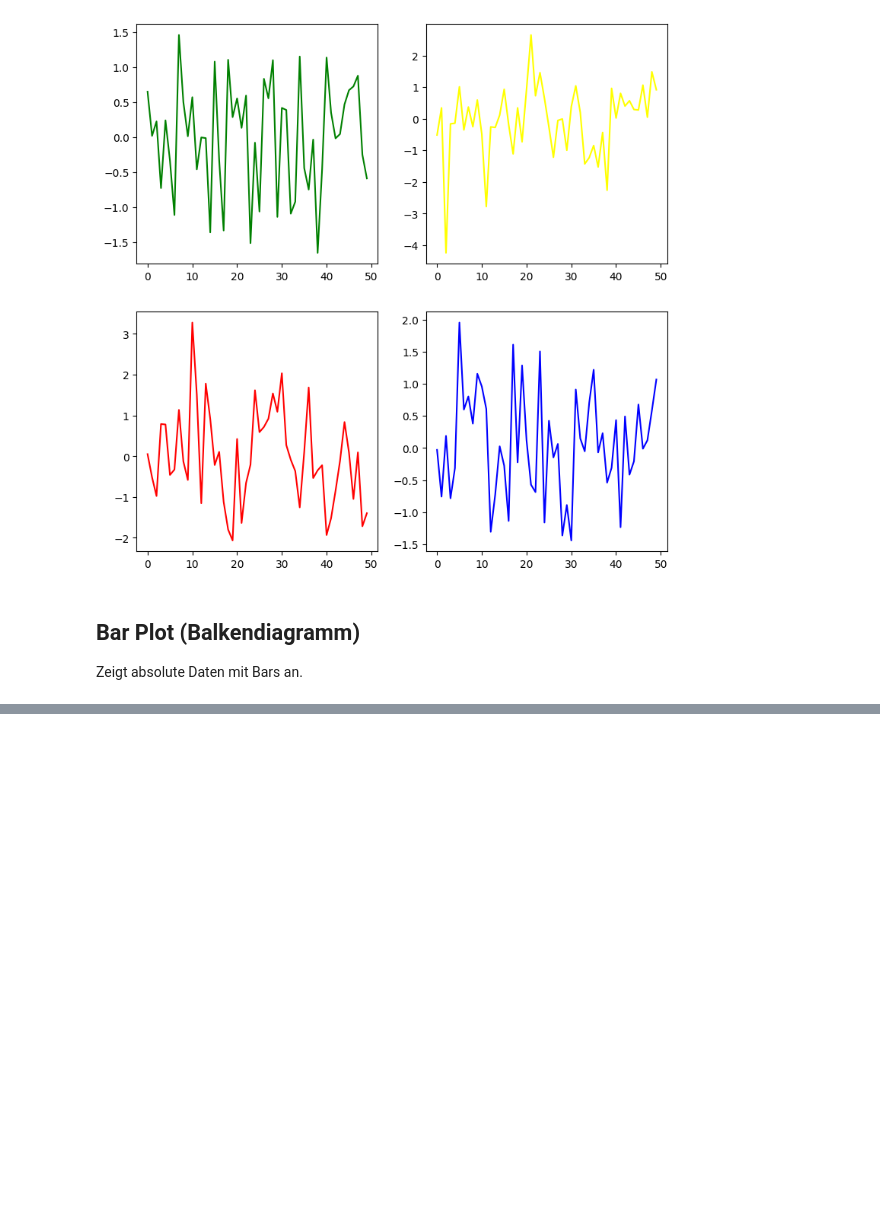
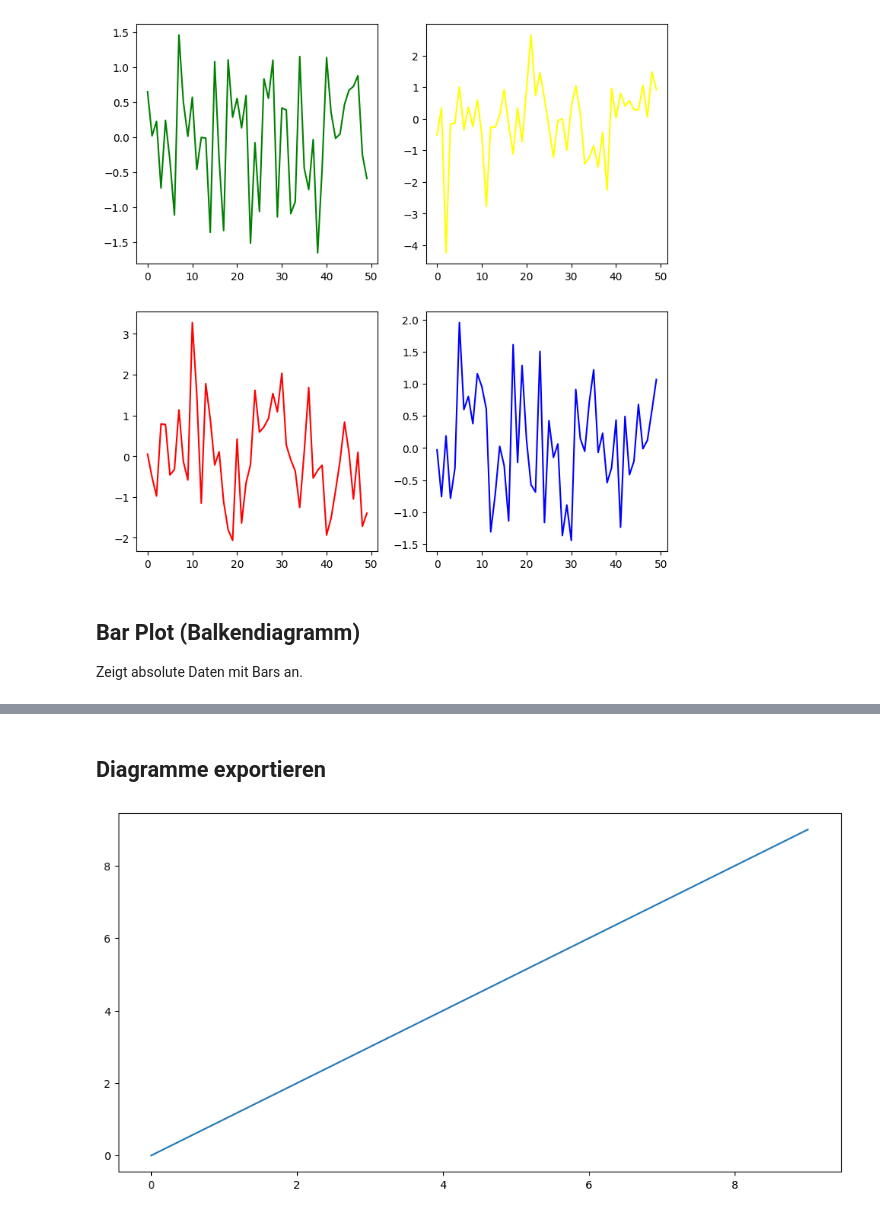
Before and after one commit to ppedvAG/Python_DataScience_225698, a Jupyter notebook: M005.ipynb, the cells around one changed output, grey strips where cells are left out. Cells and saved outputs as stored; diff of their text form; code cells hidden in the pictures; blank space fills up the shorter version.

```diff
--- a/M005.ipynb
+++ b/M005.ipynb
@@ -202,0 +269,10 @@ plt.legend()
+# %% [markdown]
+## Diagramme exportieren
+# %%
+fig = plt.figure(figsize=(12, 6))
+plt.plot(np.arange(10))
+fig.savefig("Plot.png")
+
+plt.savefig("PlotPLT.png")
+# %% [output]
+[figure, added]
```
Also changed, not shown: parts of 7 cells of this notebook.
